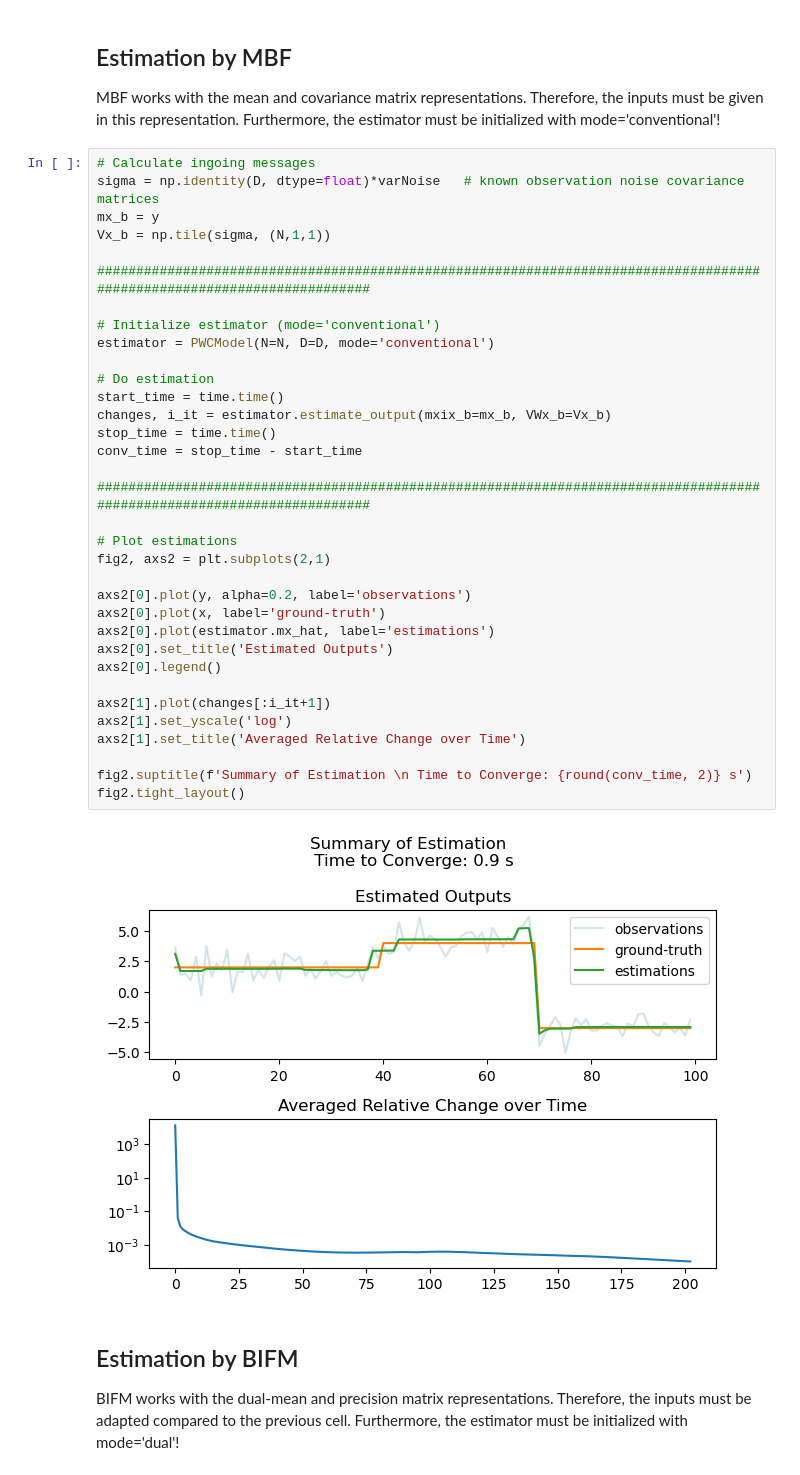
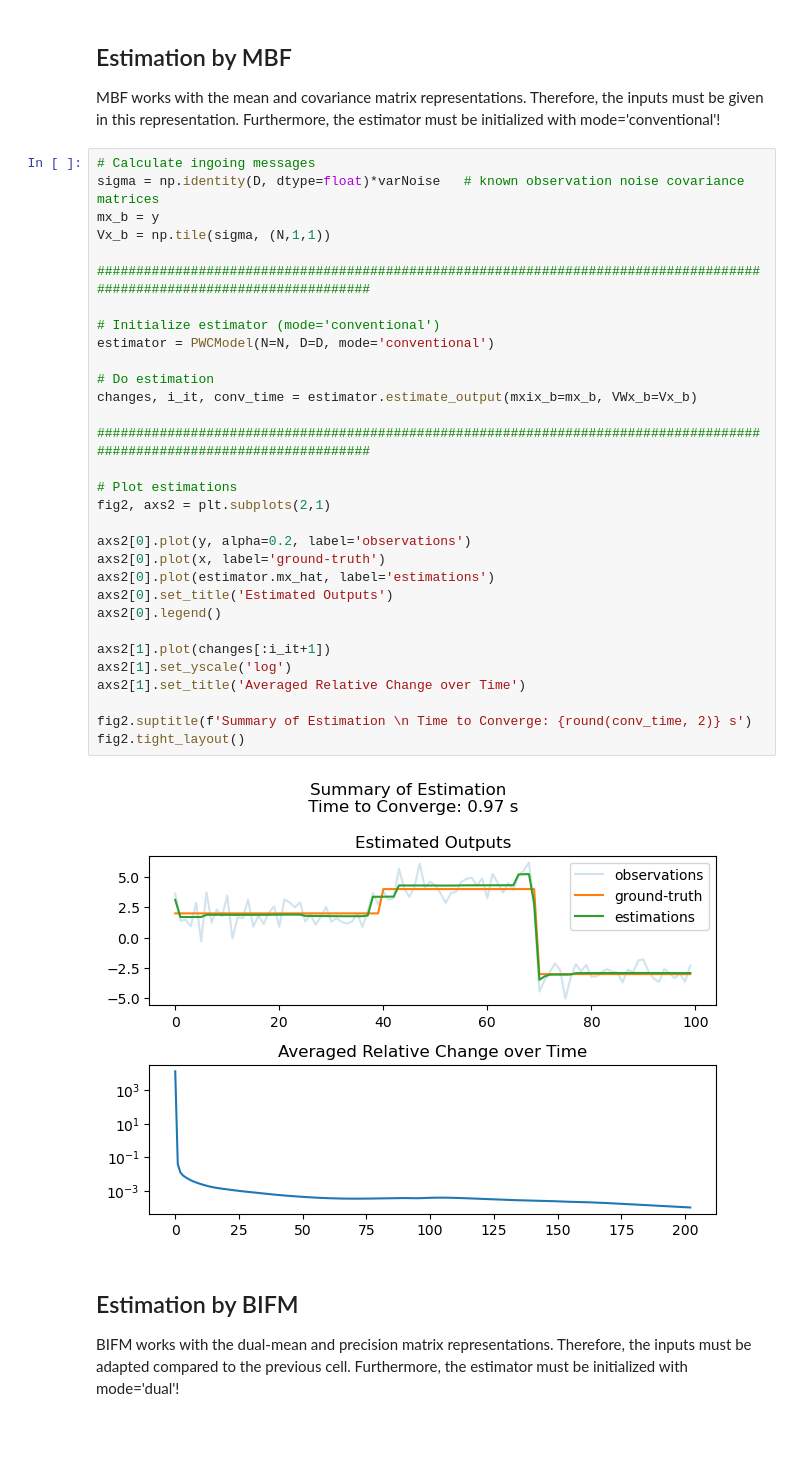
Before and after one commit to lubischu/compositeNUVs, a Jupyter notebook: notebooks/PWCModel_applied.ipynb, the cells around one changed output. Cells and saved outputs as stored; diff of their text form; blank space fills up the shorter version.

```diff
--- a/notebooks/PWCModel_applied.ipynb
+++ b/notebooks/PWCModel_applied.ipynb
@@ -50,38 +48,35 @@ MBF works with the mean and covariance matrix representations. Therefore, the in
 # Calculate ingoing messages
 sigma = np.identity(D, dtype=float)*varNoise   # known observation noise covariance matrices
 mx_b = y
 Vx_b = np.tile(sigma, (N,1,1))
 
 ########################################################################################################################
 
 # Initialize estimator (mode='conventional')
 estimator = PWCModel(N=N, D=D, mode='conventional')
 
 # Do estimation
-start_time = time.time()
-changes, i_it = estimator.estimate_output(mxix_b=mx_b, VWx_b=Vx_b)
-stop_time = time.time()
-conv_time = stop_time - start_time
+changes, i_it, conv_time = estimator.estimate_output(mxix_b=mx_b, VWx_b=Vx_b)
 
 ########################################################################################################################
 
 # Plot estimations
 fig2, axs2 = plt.subplots(2,1)
 
 axs2[0].plot(y, alpha=0.2, label='observations')
 axs2[0].plot(x, label='ground-truth')
 axs2[0].plot(estimator.mx_hat, label='estimations')
 axs2[0].set_title('Estimated Outputs')
 axs2[0].legend()
 
 axs2[1].plot(changes[:i_it+1])
 axs2[1].set_yscale('log')
 axs2[1].set_title('Averaged Relative Change over Time')
 
 fig2.suptitle(f'Summary of Estimation \n Time to Converge: {round(conv_time, 2)} s')
 fig2.tight_layout()
 # %% [output]
-[figure, old version]
+[figure, new version]
 # %% [markdown]
 ## Estimation by BIFM
 BIFM works with the dual-mean and precision matrix representations. Therefore, the inputs must be adapted compared to the previous cell. Furthermore, the estimator must be initialized with mode='dual'!
```
Also changed, not shown: parts of 3 cells of this notebook, 7 other files.
